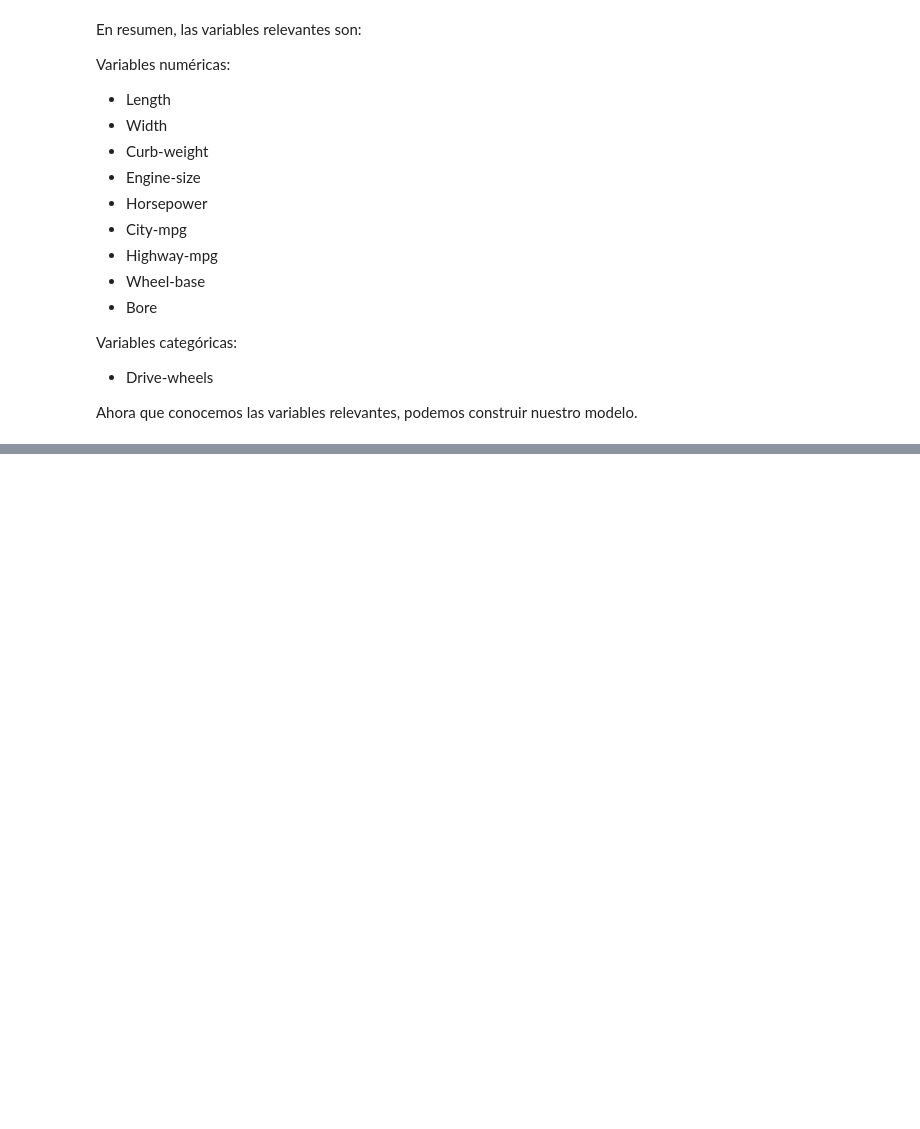
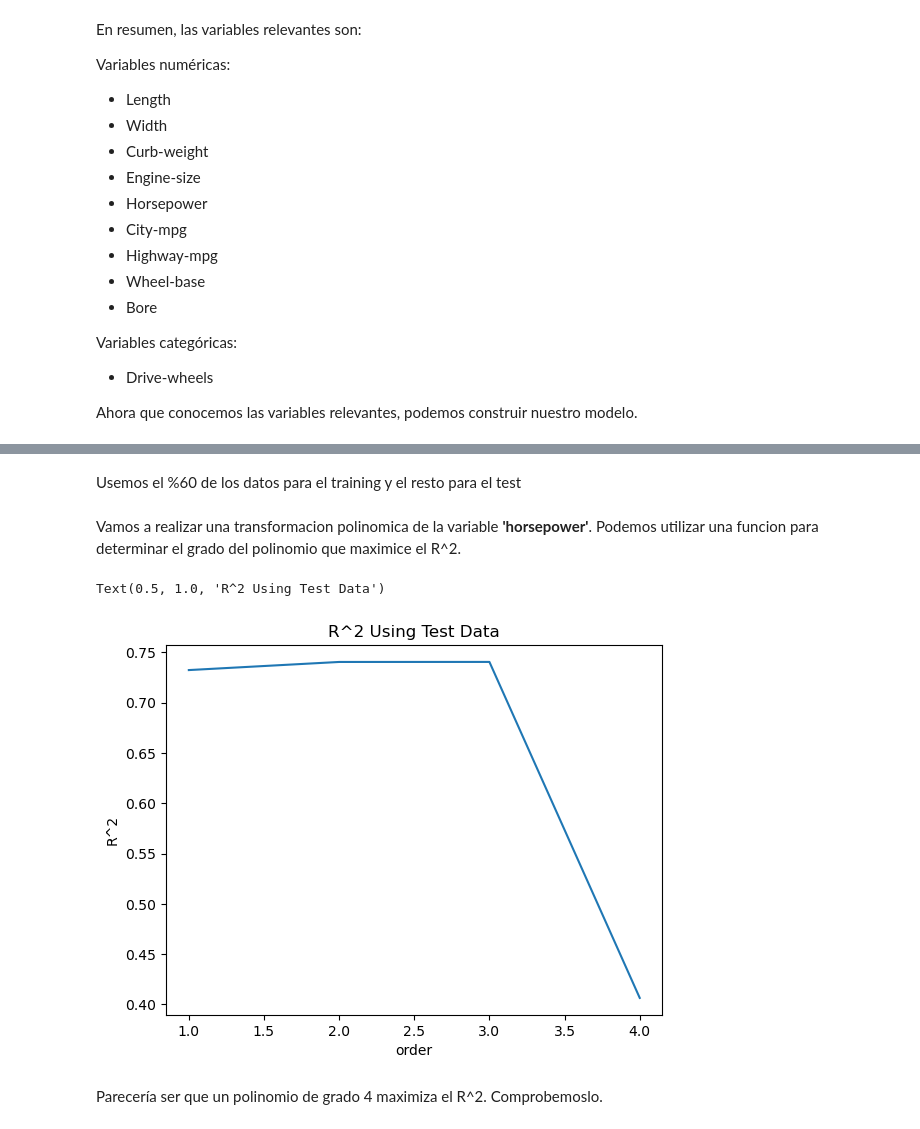
Before and after one commit to NachoGalle/Car-Price-Prediction, a Jupyter notebook: Analisis.ipynb, the cells around one changed output, grey strips where cells are left out. Cells and saved outputs as stored; diff of their text form; code cells hidden in the pictures; blank space fills up the shorter version.

```diff
--- a/Analisis.ipynb
+++ b/Analisis.ipynb
@@ -267,0 +377,32 @@ x_data=df.drop('price',axis=1) #estas son las variables independientes
+# %% [markdown]
+Usemos el %60 de los datos para el training y el resto para el test
+# %%
+from sklearn.preprocessing import PolynomialFeatures
+
+x_train, x_test, y_train, y_test = train_test_split(x_data, y_data, test_size=0.45, random_state=0)
+# %% [markdown]
+Vamos a realizar una transformacion polinomica de la variable <b>'horsepower'</b>. Podemos utilizar una funcion para determinar el grado del polinomio que maximice el R^2.
+# %%
+Rsqu_test = []
+
+order = [1, 2, 3, 4]
+for n in order:
+    pr = PolynomialFeatures(degree=n)
+
+    x_train_pr = pr.fit_transform(x_train[['horsepower']])
+
+    x_test_pr = pr.fit_transform(x_test[['horsepower']])
+
+    lr.fit(x_train_pr, y_train)
+
+    Rsqu_test.append(lr.score(x_test_pr, y_test))
+
+plt.plot(order, Rsqu_test)
+plt.xlabel('order')
+plt.ylabel('R^2')
+plt.title('R^2 Using Test Data')
+# %% [output]
+Text(0.5, 1.0, 'R^2 Using Test Data')
+[figure, added]
+# %% [markdown]
+Parecería ser que un polinomio de grado 4 maximiza el R^2. Comprobemoslo.
```
Also changed, not shown: parts of 44 cells of this notebook.
